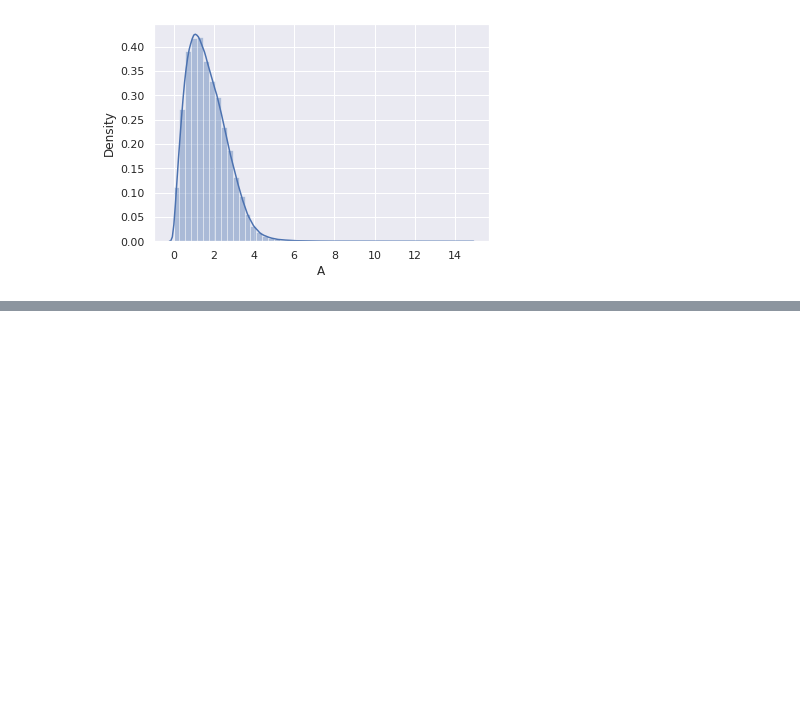
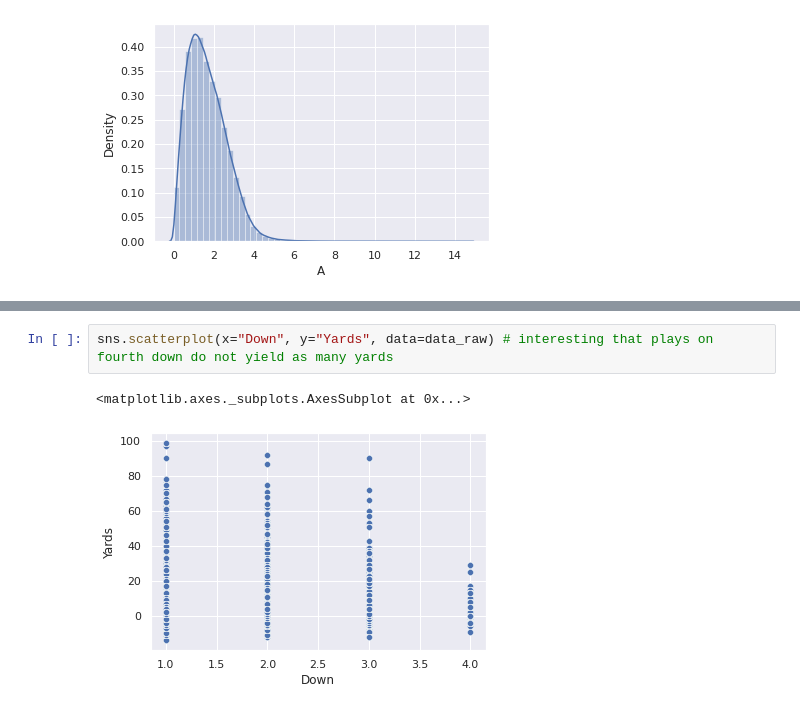
Before and after one commit to anaconda121/Deep-Learning, a Jupyter notebook: Preprocessing/Mini_Project_3.ipynb, the cells around one changed output, grey strips where cells are left out. Saved outputs shown, nothing was run; the diff lists cells and outputs as text; blank space fills up the shorter version.

```diff
--- a/Preprocessing/Mini_Project_3.ipynb
+++ b/Preprocessing/Mini_Project_3.ipynb
@@ -248,0 +317,5 @@ sns.distplot(data_raw["A"], kde=True)
+# %%
+sns.scatterplot(x="Down", y="Yards", data=data_raw) # interesting that plays on fourth down do not yield as many yards
+# %% [output]
+<matplotlib.axes._subplots.AxesSubplot at 0x...>
+[figure, added]
```
Also changed, not shown: parts of 14 cells of this notebook.
